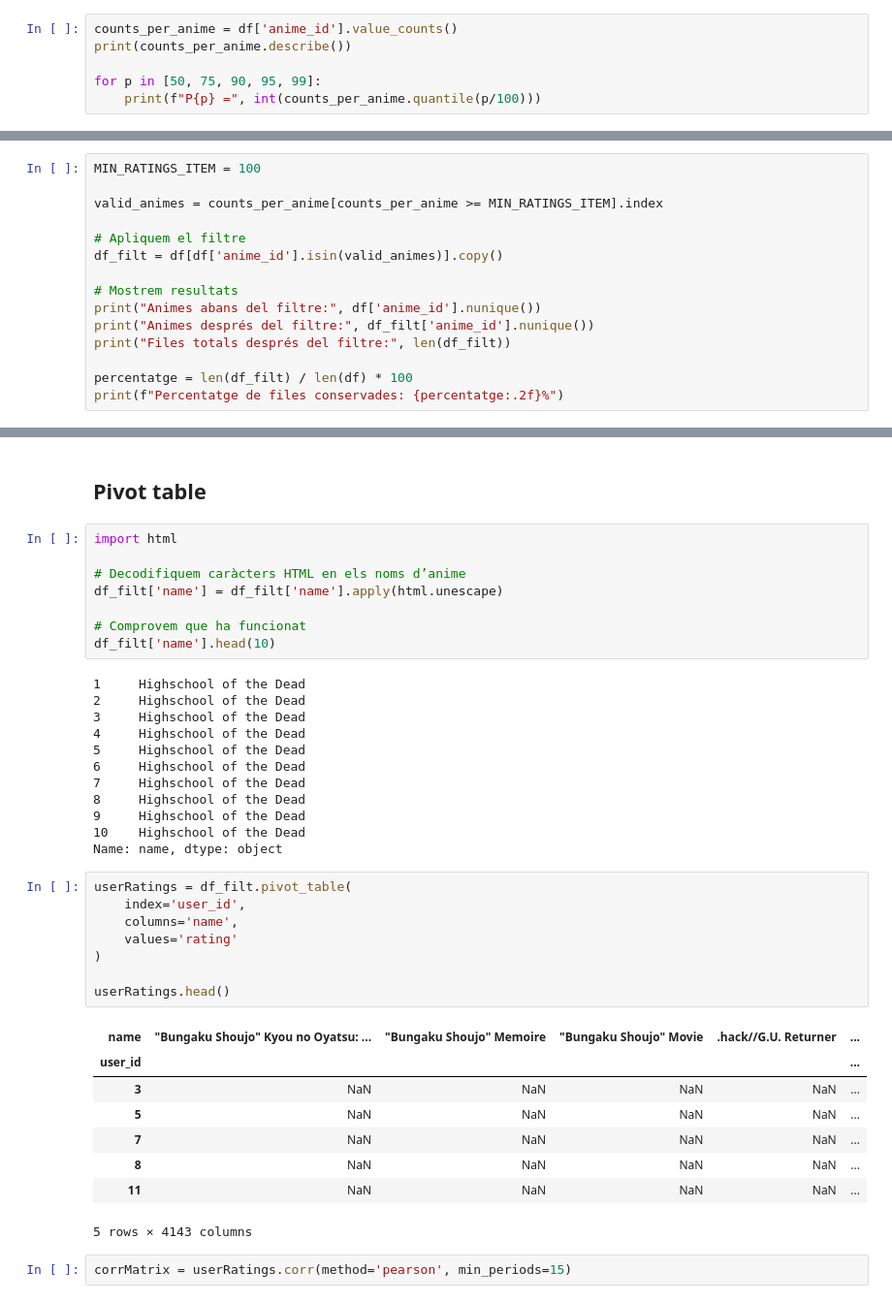
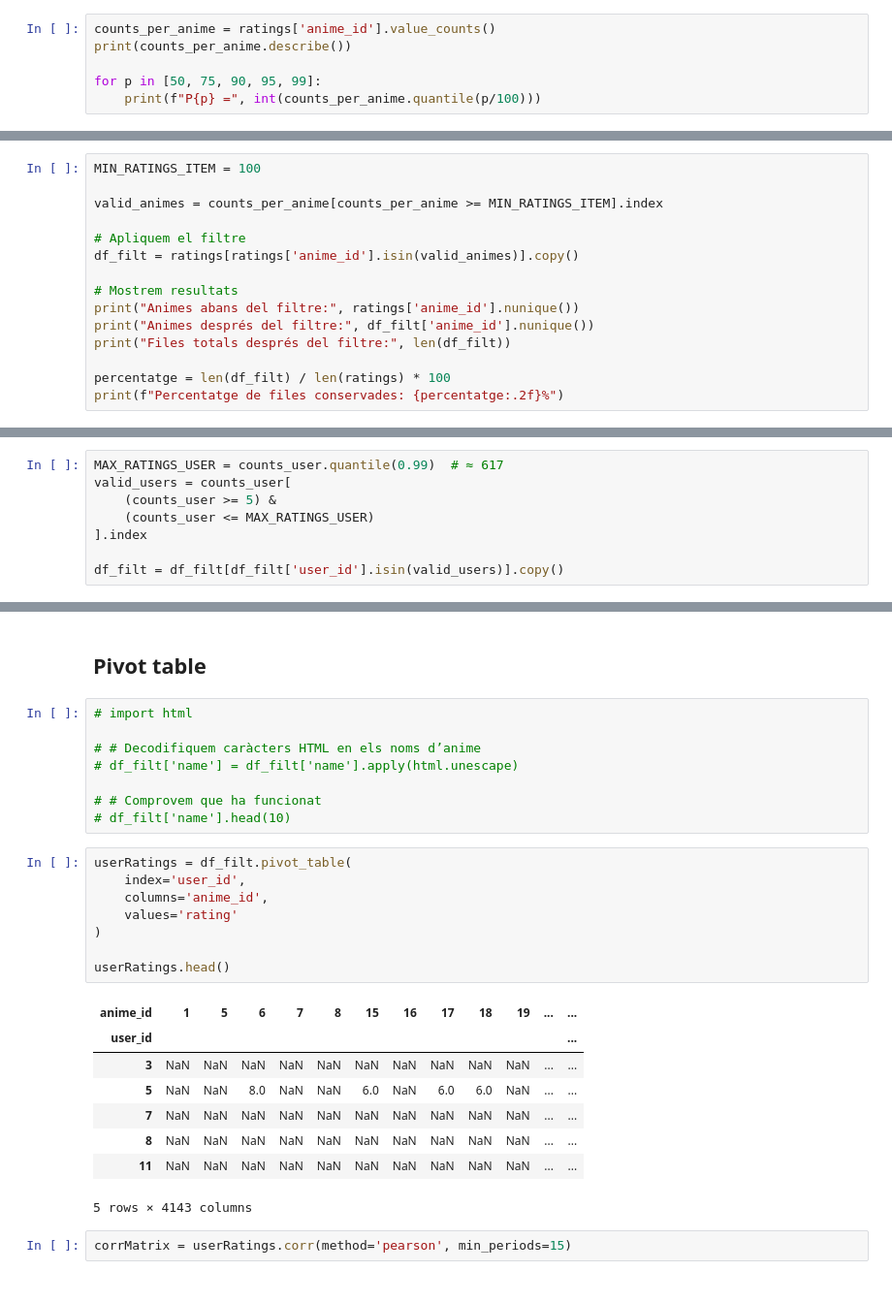
Before and after one commit to Devloy3/Ejercicio_Anime, a Jupyter notebook: recomendar_anime.ipynb, the cells around one changed output, grey strips where cells are left out. Shown: that part at 97% size. Cells and saved outputs as stored; diff of their text form.

```diff
--- a/recomendar_anime.ipynb
+++ b/recomendar_anime.ipynb
@@ -144,7 +144,7 @@ df = pd.merge(
 # %% [markdown]
 ## Mirem quantes valoracions te cada anime
 # %%
-counts_per_anime = df['anime_id'].value_counts()
+counts_per_anime = ratings['anime_id'].value_counts()
 print(counts_per_anime.describe())
 
 for p in [50, 75, 90, 95, 99]:
@@ -181,13 +196,13 @@ MIN_RATINGS_ITEM = 100
 valid_animes = counts_per_anime[counts_per_anime >= MIN_RATINGS_ITEM].index
 
 # Apliquem el filtre
-df_filt = df[df['anime_id'].isin(valid_animes)].copy()
+df_filt = ratings[ratings['anime_id'].isin(valid_animes)].copy()
 
 # Mostrem resultats
-print("Animes abans del filtre:", df['anime_id'].nunique())
+print("Animes abans del filtre:", ratings['anime_id'].nunique())
 print("Animes després del filtre:", df_filt['anime_id'].nunique())
 print("Files totals després del filtre:", len(df_filt))
 
-percentatge = len(df_filt) / len(df) * 100
+percentatge = len(df_filt) / len(ratings) * 100
 print(f"Percentatge de files conservades: {percentatge:.2f}%")
 # %% [output]
@@ -260,0 +293,8 @@ Percentatge de files conservades: 97.53%
+# %%
+MAX_RATINGS_USER = counts_user.quantile(0.99)  # ≈ 617
+valid_users = counts_user[
+    (counts_user >= 5) &
+    (counts_user <= MAX_RATINGS_USER)
+].index
+
+df_filt = df_filt[df_filt['user_id'].isin(valid_users)].copy()
@@ -261,41 +320,29 @@ Percentatge de files conservades: 97.53%
 # %% [markdown]
 ## Pivot table
 # %%
-import html
+# import html
 
-# Decodifiquem caràcters HTML en els noms d’anime
-df_filt['name'] = df_filt['name'].apply(html.unescape)
+# # Decodifiquem caràcters HTML en els noms d’anime
+# df_filt['name'] = df_filt['name'].apply(html.unescape)
 
-# Comprovem que ha funcionat
-df_filt['name'].head(10)
+# # Comprovem que ha funcionat
+# df_filt['name'].head(10)
-# %% [output]
-1     Highschool of the Dead
-2     Highschool of the Dead
-3     Highschool of the Dead
-4     Highschool of the Dead
-5     Highschool of the Dead
-6     Highschool of the Dead
-7     Highschool of the Dead
-8     Highschool of the Dead
-9     Highschool of the Dead
-10    Highschool of the Dead
-Name: name, dtype: object
 # %%
 userRatings = df_filt.pivot_table(
     index='user_id',
-    columns='name',
+    columns='anime_id',
     values='rating'
 )
 
 userRatings.head()
 # %% [output]
-| name | "Bungaku Shoujo" Kyou no Oyatsu: ... | "Bungaku Shoujo" Memoire | "Bungaku Shoujo" Movie | .hack//G.U. Returner | ... |
-| user_id |  |  |  |  | ... |
-| 3 | NaN | NaN | NaN | NaN | ... |
-| 5 | NaN | NaN | NaN | NaN | ... |
-| 7 | NaN | NaN | NaN | NaN | ... |
-| 8 | NaN | NaN | NaN | NaN | ... |
-| 11 | NaN | NaN | NaN | NaN | ... |
+| anime_id | 1 | 5 | 6 | 7 | 8 | 15 | 16 | 17 | 18 | 19 | ... | ... |
+| user_id |  |  |  |  |  |  |  |  |  |  |  | ... |
+| 3 | NaN | NaN | NaN | NaN | NaN | NaN | NaN | NaN | NaN | NaN | ... | ... |
+| 5 | NaN | NaN | 8.0 | NaN | NaN | 6.0 | NaN | 6.0 | 6.0 | NaN | ... | ... |
+| 7 | NaN | NaN | NaN | NaN | NaN | NaN | NaN | NaN | NaN | NaN | ... | ... |
+| 8 | NaN | NaN | NaN | NaN | NaN | NaN | NaN | NaN | NaN | NaN | ... | ... |
+| 11 | NaN | NaN | NaN | NaN | NaN | NaN | NaN | NaN | NaN | NaN | ... | ... |
 5 rows × 4143 columns
 # %%
 corrMatrix = userRatings.corr(method='pearson', min_periods=15)
```
Also changed, not shown: parts of 17 cells of this notebook.
